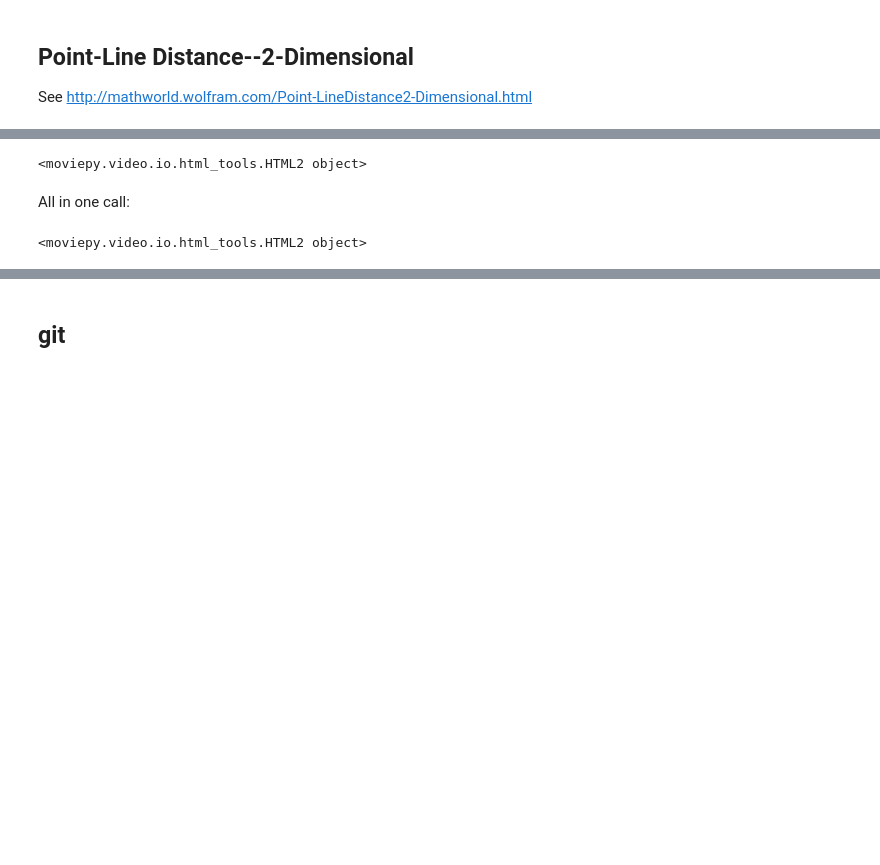
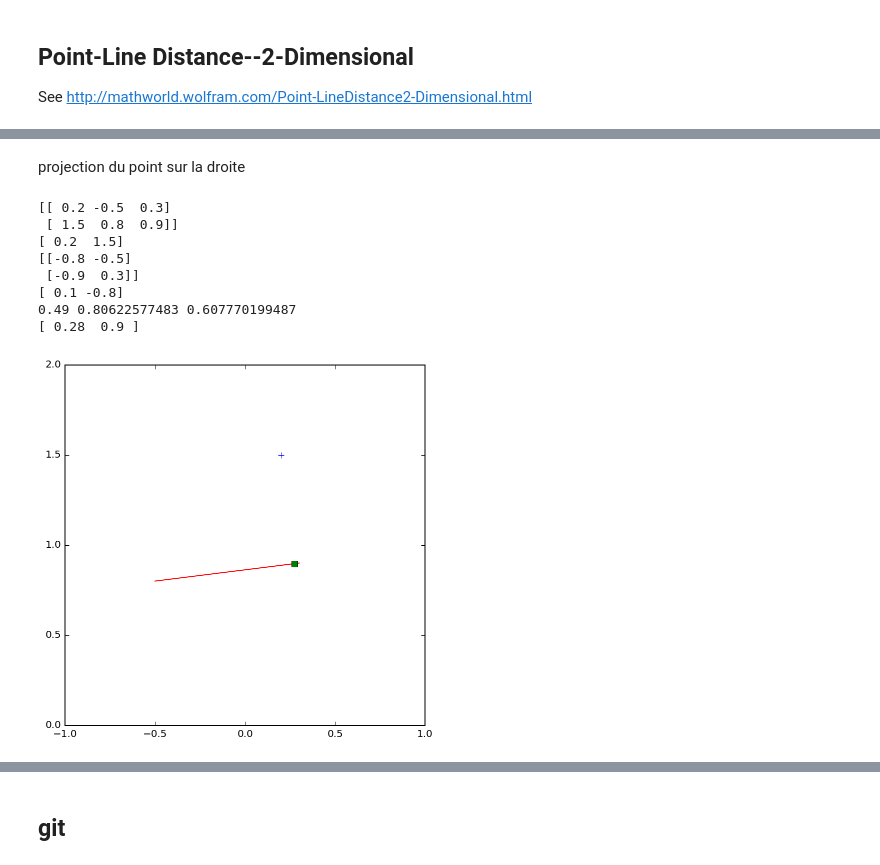
Before and after one commit to NaturalPatterns/2016_elasticite, a Jupyter notebook: posts/2015-11-02 élasticité expansion en miroir.ipynb, the cells around one changed output, grey strips where cells are left out. Saved outputs shown, nothing was run; the diff lists cells and outputs as text; code cells hidden in the pictures; blank space fills up the shorter version.

```diff
--- a/posts/2015-11-02 élasticité expansion en miroir.ipynb
+++ b/posts/2015-11-02 élasticité expansion en miroir.ipynb
@@ -166,30 +45,39 @@ opts = dict(vmin=0, vmax=1., linewidths=0, cmap=plt.cm.bone)
-# %%
-def make_frame_mpl(t):
-    ax.clear()
-    ax.axis('off')
-    ax.set_xlim([-e.total_width, e.total_width])
-    ax.set_ylim([-e.total_width, e.total_width])
-
-    e.t = t
-    e.update()
-    scat  = ax.scatter(e.particles[0,:], e.particles[1,:], c=e.particles[2,:], **opts)
-    return mplfig_to_npimage(fig) # RGB image of the figure
-
-animation = mpy.VideoClip(make_frame_mpl, duration=duration)
-animation.ipython_display(fps=fps, loop=1, autoplay=1)
-# %% [output]
-<moviepy.video.io.html_tools.HTML2 object>
-# %% [markdown]
-All in one call:
-# %%
-class EdgeGrid(el.EdgeGrid):
-    def update_particles(self):
-        self.particles[2,:] =  .5 + .5*np.cos((self.t + np.linspace(0, 1., self.N_particles))*2*np.pi)
-
-    def update(self):
-        self.update_particles()
-
-e = EdgeGrid(N_lame=25, grid_type='line')
-e.animate()
-# %% [output]
-<moviepy.video.io.html_tools.HTML2 object>
+# %% [markdown]
+projection du point sur la droite
+# %%
+particles = np.array([[.2, 1.4], [-.5, 1.], [.4, 1.]]).T
+particles = np.array([[.2, 1.5], [-.5, .8], [.3, .9]]).T
+print(particles)
+P = particles[:, 0].copy()
+print(P)
+print(np.dot(particles[:, 1:].T, np.array([[0, 1], [-1, 0]])))
+perp = np.zeros_like(P)
+perp[0] = particles[1, 2] - particles[1, 1]
+perp[1] = -(particles[0, 2] - particles[0, 1])
+print(perp)
+# distance to the line
+d = perp[0]*(particles[0, 1] - particles[0, 0]) + perp[1]*(particles[1, 1] - particles[1, 0])
+print(d, np.sqrt(perp[0]**2 + perp[1]**2), d/np.sqrt(perp[0]**2 + perp[1]**2))
+# normalizing
+#perp /= np.sqrt((perp**2).sum())
+#perp /= np.sqrt(perp[0]**2 + perp[1]**2)
+P += d * perp / (perp[0]**2 + perp[1]**2)
+fig = plt.figure(figsize=(5, 5))
+border = 0.0
+ax = fig.add_axes((border, border, 1.-2*border, 1.-2*border), axisbg='w')
+ax.plot(particles[0, 0], particles[1, 0], 'b+')
+ax.plot(particles[0, 1:], particles[1, 1:], 'r')
+ax.plot(P[0], P[1], 'gs')
+ax.set_xlim([-1, 1])
+ax.set_ylim([0, 2])
+print(P)
+# %% [output]
+[[ 0.2 -0.5  0.3]
+ [ 1.5  0.8  0.9]]
+[ 0.2  1.5]
+[[-0.8 -0.5]
+ [-0.9  0.3]]
+[ 0.1 -0.8]
+0.49 0.80622577483 0.607770199487
+[ 0.28  0.9 ]
+[figure, added]
```
Also changed, not shown: parts of 19 cells of this notebook.
